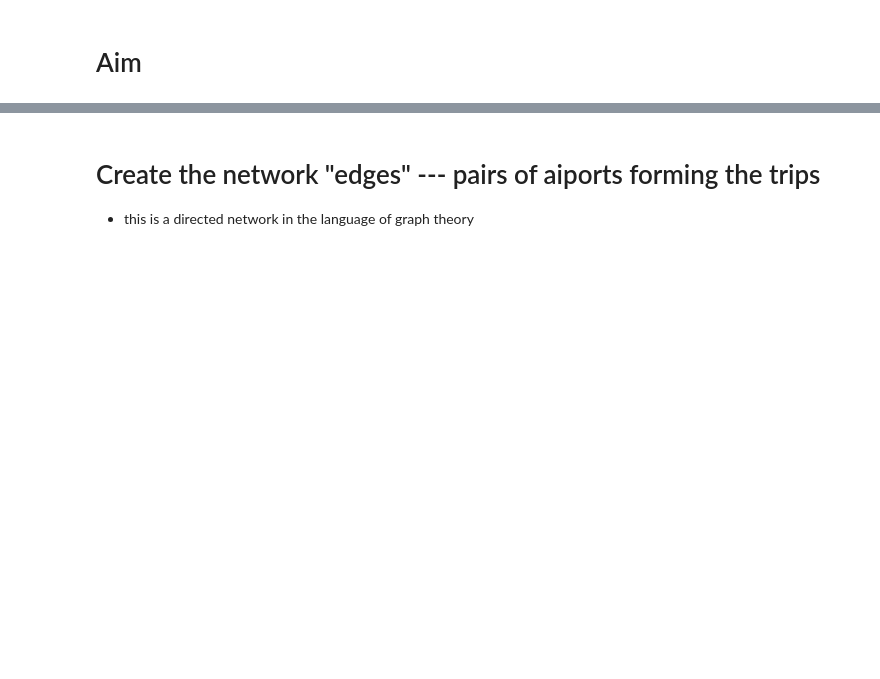
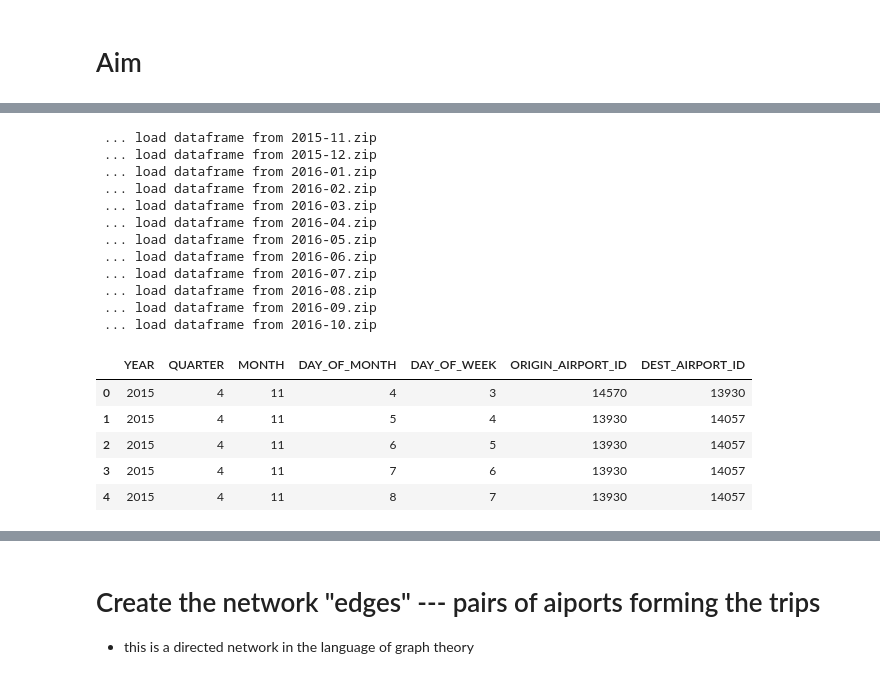
Before and after one commit to wtak23/airtraffic, a Jupyter notebook: final_scripts/network_analysis.ipynb, the cells around one changed output, grey strips where cells are left out. Saved outputs shown, nothing was run; the diff lists cells and outputs as text; code cells hidden in the pictures; blank space fills up the shorter version.

```diff
--- a/final_scripts/network_analysis.ipynb
+++ b/final_scripts/network_analysis.ipynb
@@ -75,0 +32,22 @@ hash_lon       = df_lookup.set_index('Code')['lon'].to_dict()
+# %%
+df_data = util.load_airport_data()
+df_data.head()
+# %% [output]
+ ... load dataframe from 2015-11.zip
+ ... load dataframe from 2015-12.zip
+ ... load dataframe from 2016-01.zip
+ ... load dataframe from 2016-02.zip
+ ... load dataframe from 2016-03.zip
+ ... load dataframe from 2016-04.zip
+ ... load dataframe from 2016-05.zip
+ ... load dataframe from 2016-06.zip
+ ... load dataframe from 2016-07.zip
+ ... load dataframe from 2016-08.zip
+ ... load dataframe from 2016-09.zip
+ ... load dataframe from 2016-10.zip
+|  | YEAR | QUARTER | MONTH | DAY_OF_MONTH | DAY_OF_WEEK | ORIGIN_AIRPORT_ID | DEST_AIRPORT_ID |
+| 0 | 2015 | 4 | 11 | 4 | 3 | 14570 | 13930 |
+| 1 | 2015 | 4 | 11 | 5 | 4 | 13930 | 14057 |
+| 2 | 2015 | 4 | 11 | 6 | 5 | 13930 | 14057 |
+| 3 | 2015 | 4 | 11 | 7 | 6 | 13930 | 14057 |
+| 4 | 2015 | 4 | 11 | 8 | 7 | 13930 | 14057 |
```
Also changed, not shown: parts of 33 cells of this notebook, 2 other files.
